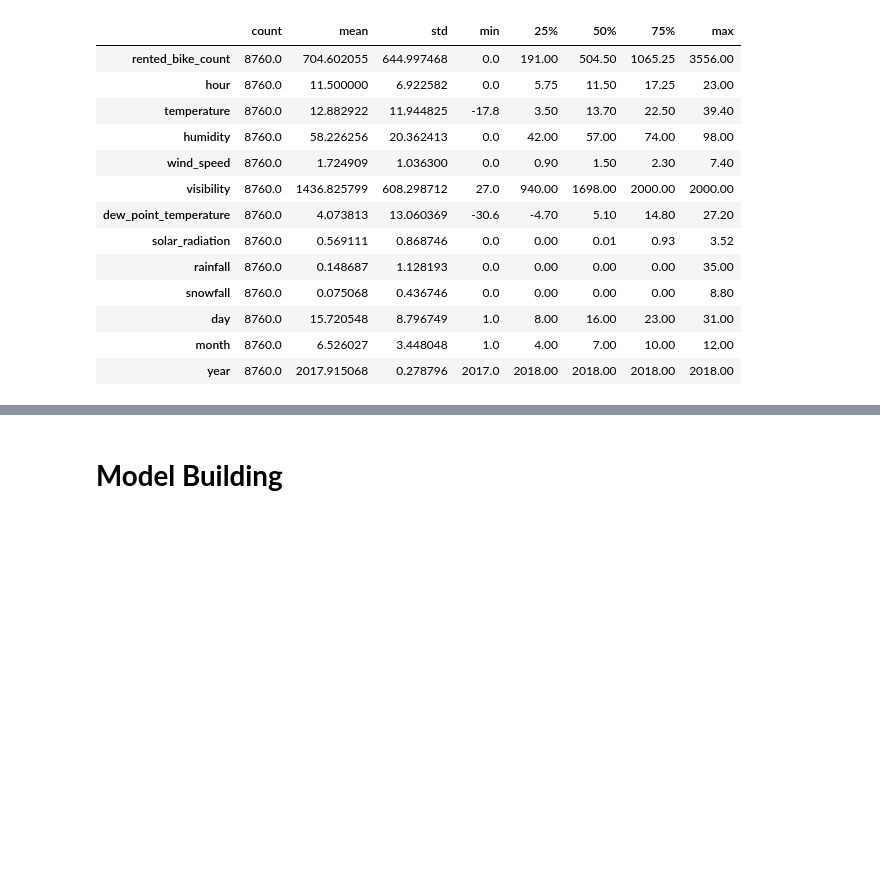
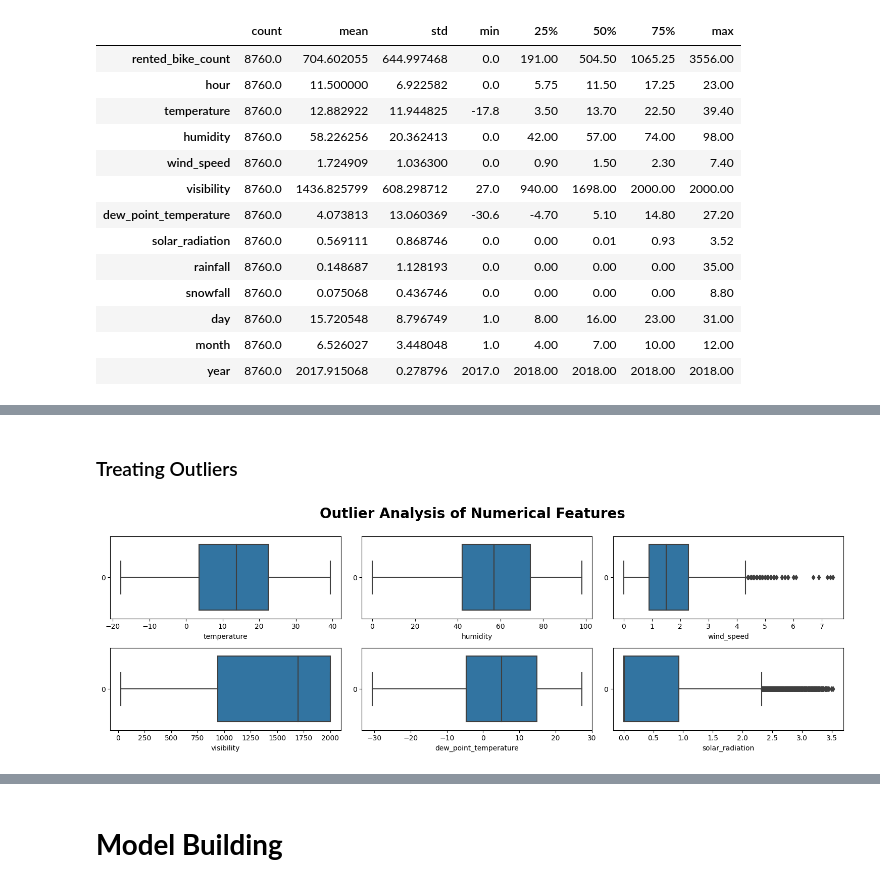
Before and after one commit to hamant-jagwan/Bike_Sharing_Demand_Prediction--ML--Regression, a Jupyter notebook: Capstone_project_ML_Bike_sharing_demand_prediction.ipynb, the cells around one changed output, grey strips where cells are left out. Saved outputs shown, nothing was run; the diff lists cells and outputs as text; code cells hidden in the pictures; blank space fills up the shorter version.

```diff
--- a/Capstone_project_ML_Bike_sharing_demand_prediction.ipynb
+++ b/Capstone_project_ML_Bike_sharing_demand_prediction.ipynb
@@ -857,0 +766,18 @@ Answer Here.
+# %% [markdown]
+### Treating Outliers
+# %%
+# figsize
+plt.figure(figsize=(15,5))
+# title
+plt.suptitle('Outlier Analysis of Numerical Features', fontsize=20, fontweight='bold', y=1)
+
+for i,col in enumerate(numerical_features):
+  plt.subplot(2, 3, i+1)            # subplot of 2 rows and 3 columns
+
+  # countplot
+  sns.boxplot(bike_df[col],orient="h")
+  # x-axis label
+  plt.xlabel(col)
+  plt.tight_layout()
+# %% [output]
+[figure, added]
```
Also changed, not shown: parts of 91 cells of this notebook.
